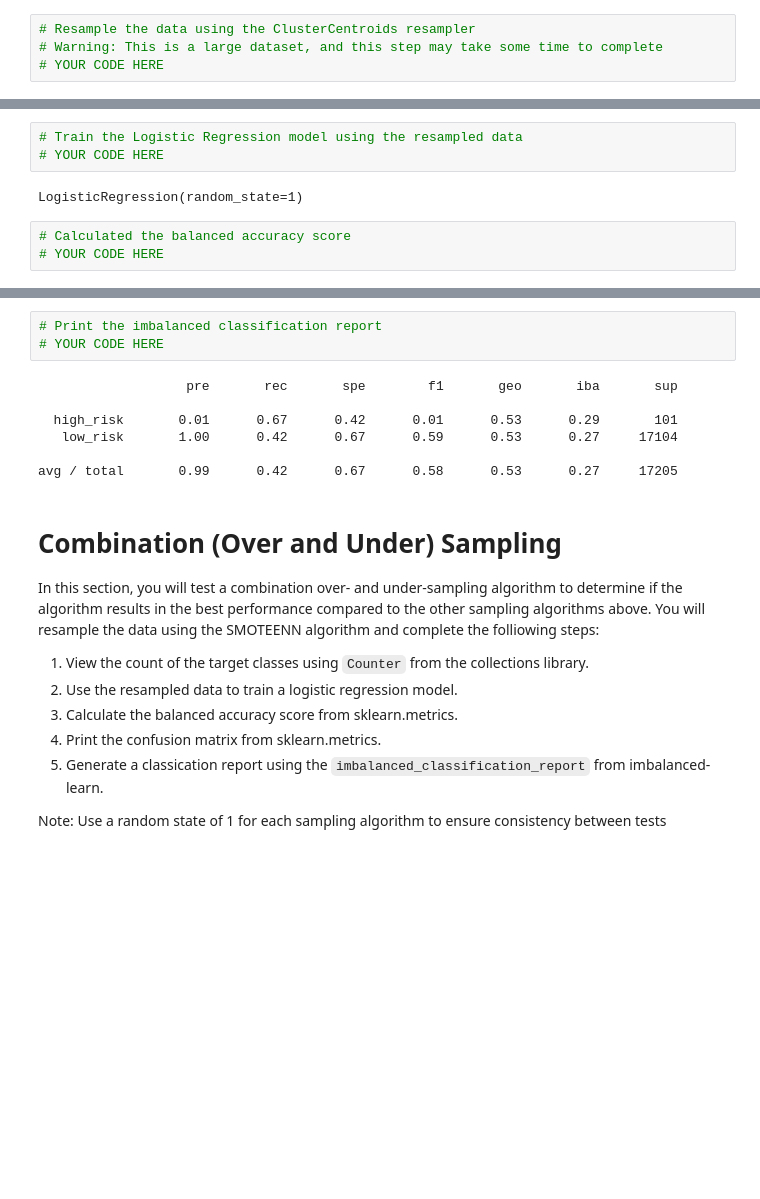
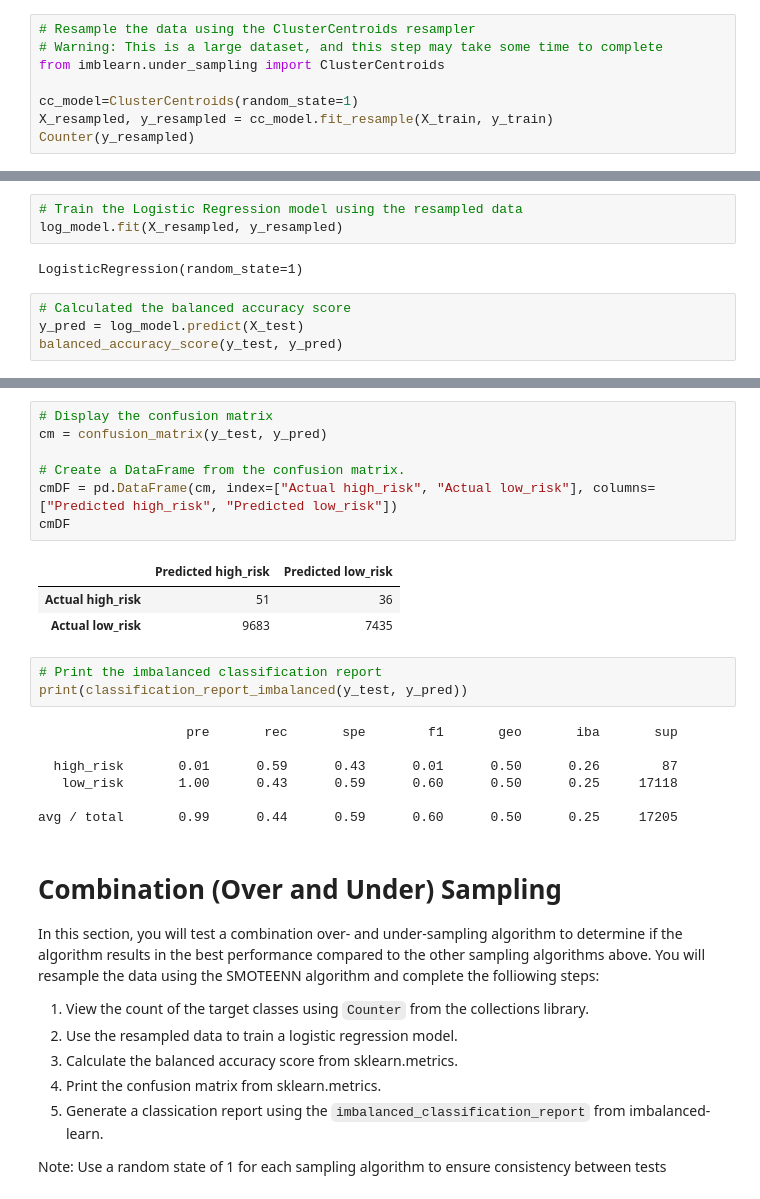
Before and after one commit to pheel24/Credit_Risk_Analysis, a Jupyter notebook: Module-17-Challenge-Resources/credit_risk_resampling.ipynb, the cells around one changed output, grey strips where cells are left out. Cells and saved outputs as stored; diff of their text form; blank space fills up the shorter version.

```diff
--- a/Module-17-Challenge-Resources/credit_risk_resampling.ipynb
+++ b/Module-17-Challenge-Resources/credit_risk_resampling.ipynb
@@ -232,5 +245,9 @@ Note: Use a random state of 1 for each sampling algorithm to ensure consistency
 # %%
 # Resample the data using the ClusterCentroids resampler
 # Warning: This is a large dataset, and this step may take some time to complete
-# YOUR CODE HERE
+from imblearn.under_sampling import ClusterCentroids
+
+cc_model=ClusterCentroids(random_state=1)
+X_resampled, y_resampled = cc_model.fit_resample(X_train, y_train)
+Counter(y_resampled)
 # %% [output]
@@ -238,9 +255,10 @@ Counter({'loan_status': 1})
 # %%
 # Train the Logistic Regression model using the resampled data
-# YOUR CODE HERE
+log_model.fit(X_resampled, y_resampled)
 # %% [output]
 LogisticRegression(random_state=1)
 # %%
 # Calculated the balanced accuracy score
-# YOUR CODE HERE
+y_pred = log_model.predict(X_test)
+balanced_accuracy_score(y_test, y_pred)
 # %% [output]
@@ -254,13 +266,24 @@ array([[   68,    33],
+# %%
+# Display the confusion matrix
+cm = confusion_matrix(y_test, y_pred)
+
+# Create a DataFrame from the confusion matrix.
+cmDF = pd.DataFrame(cm, index=["Actual high_risk", "Actual low_risk"], columns=["Predicted high_risk", "Predicted low_risk"])
+cmDF
+# %% [output]
+|  | Predicted high_risk | Predicted low_risk |
+| Actual high_risk | 51 | 36 |
+| Actual low_risk | 9683 | 7435 |
 # %%
 # Print the imbalanced classification report
-# YOUR CODE HERE
+print(classification_report_imbalanced(y_test, y_pred))
 # %% [output]
                    pre       rec       spe        f1       geo       iba       sup
 
-  high_risk       0.01      0.67      0.42      0.01      0.53      0.29       101
-   low_risk       1.00      0.42      0.67      0.59      0.53      0.27     17104
+  high_risk       0.01      0.59      0.43      0.01      0.50      0.26        87
+   low_risk       1.00      0.43      0.59      0.60      0.50      0.25     17118
 
-avg / total       0.99      0.42      0.67      0.58      0.53      0.27     17205
+avg / total       0.99      0.44      0.59      0.60      0.50      0.25     17205
 # %% [markdown]
 # Combination (Over and Under) Sampling
 
```
Also changed, not shown: parts of 17 cells of this notebook.
